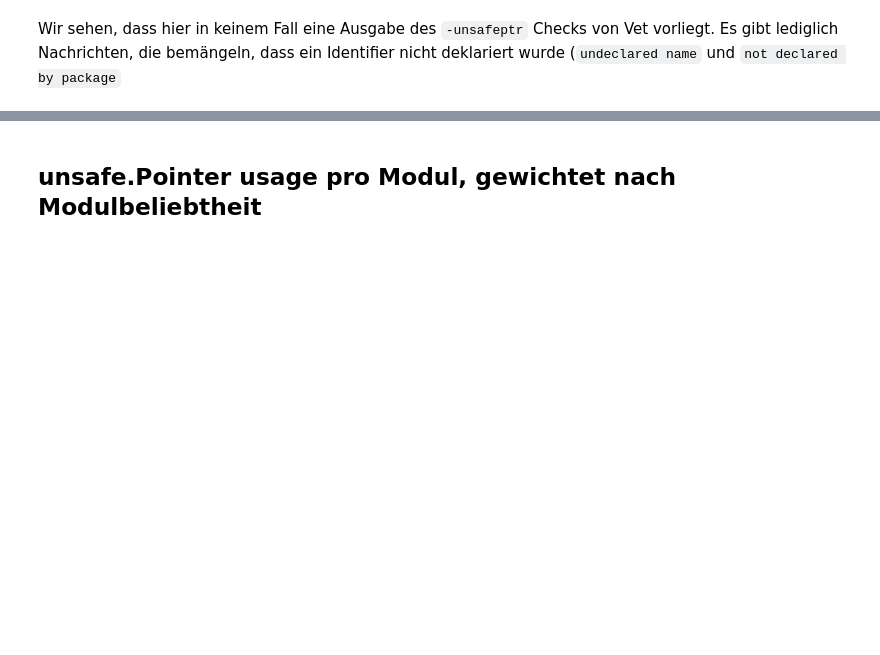
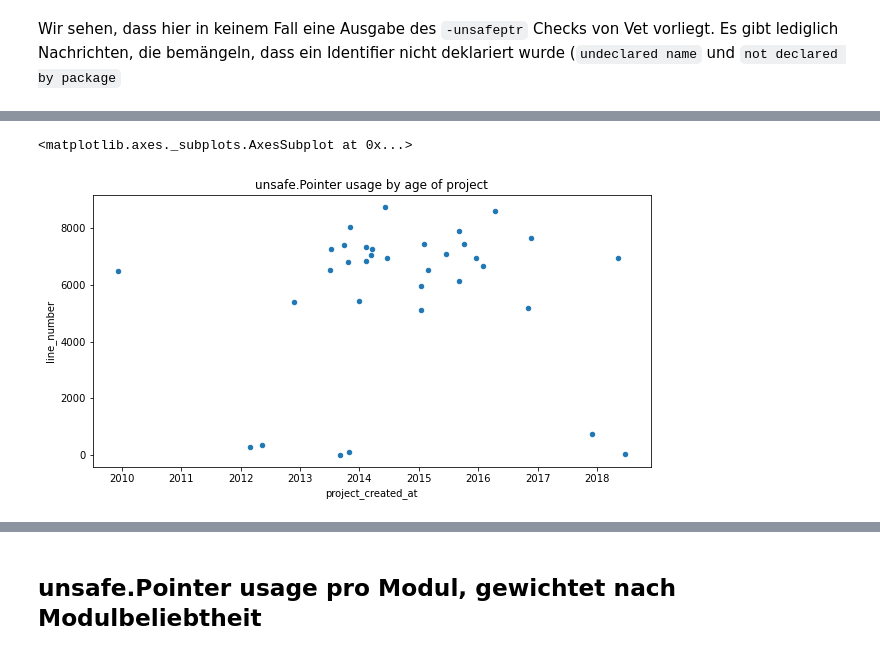
Before and after one commit to jlauinger/master-of-science, a Jupyter notebook: code/data-survey/analysis/data-exploration.ipynb, the cells around one changed output, grey strips where cells are left out. Cells and saved outputs as stored; diff of their text form; code cells hidden in the pictures; blank space fills up the shorter version.

```diff
--- a/code/data-survey/analysis/data-exploration.ipynb
+++ b/code/data-survey/analysis/data-exploration.ipynb
@@ -699,0 +747,8 @@ Wir sehen, dass hier in keinem Fall eine Ausgabe des `-unsafeptr` Checks von Vet
+# %%
+unsafe_by_project_features_df\
+    .plot.scatter(x='project_created_at', y='line_number',
+                  title='unsafe.Pointer usage by age of project',
+                  figsize=(10,5))
+# %% [output]
+<matplotlib.axes._subplots.AxesSubplot at 0x...>
+[figure, added]
```
Also changed, not shown: parts of 9 cells of this notebook.
